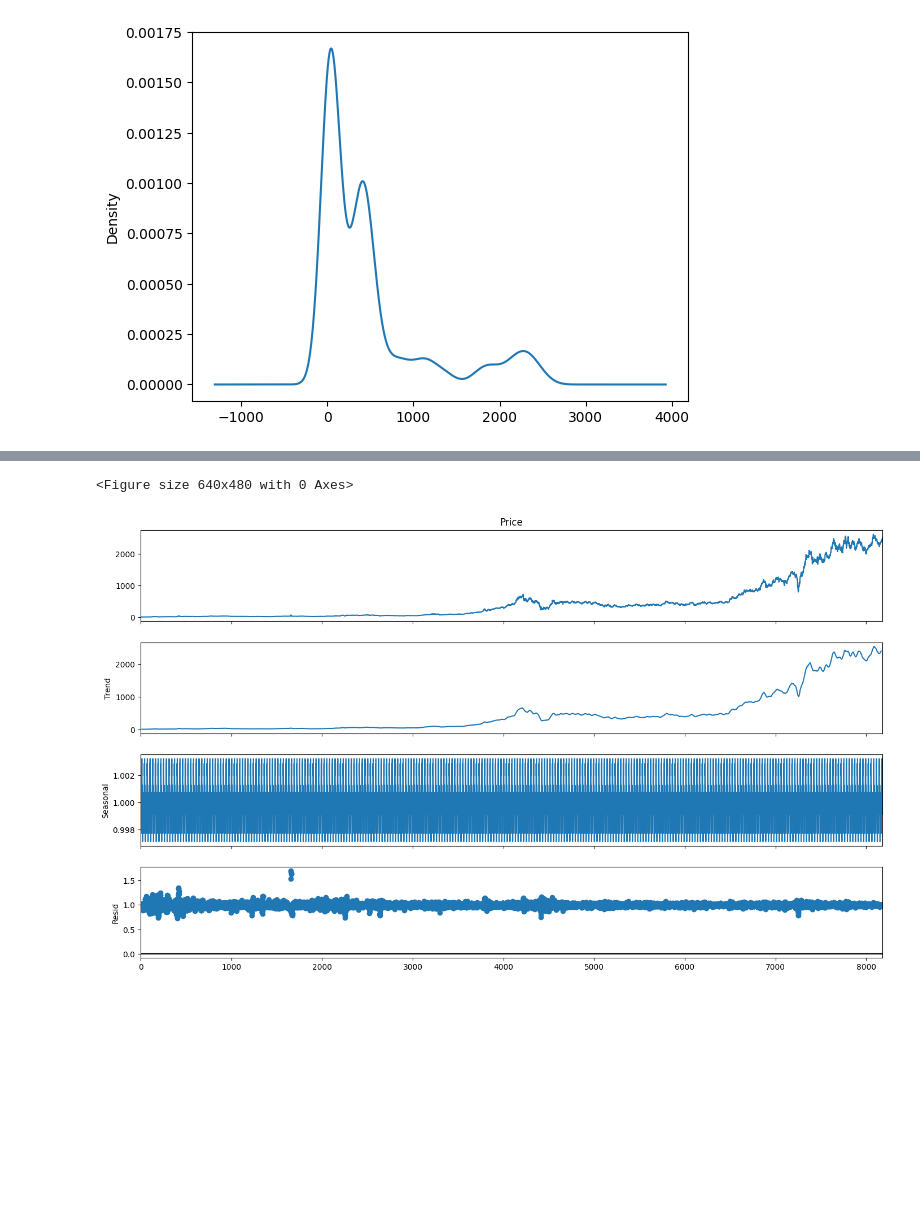
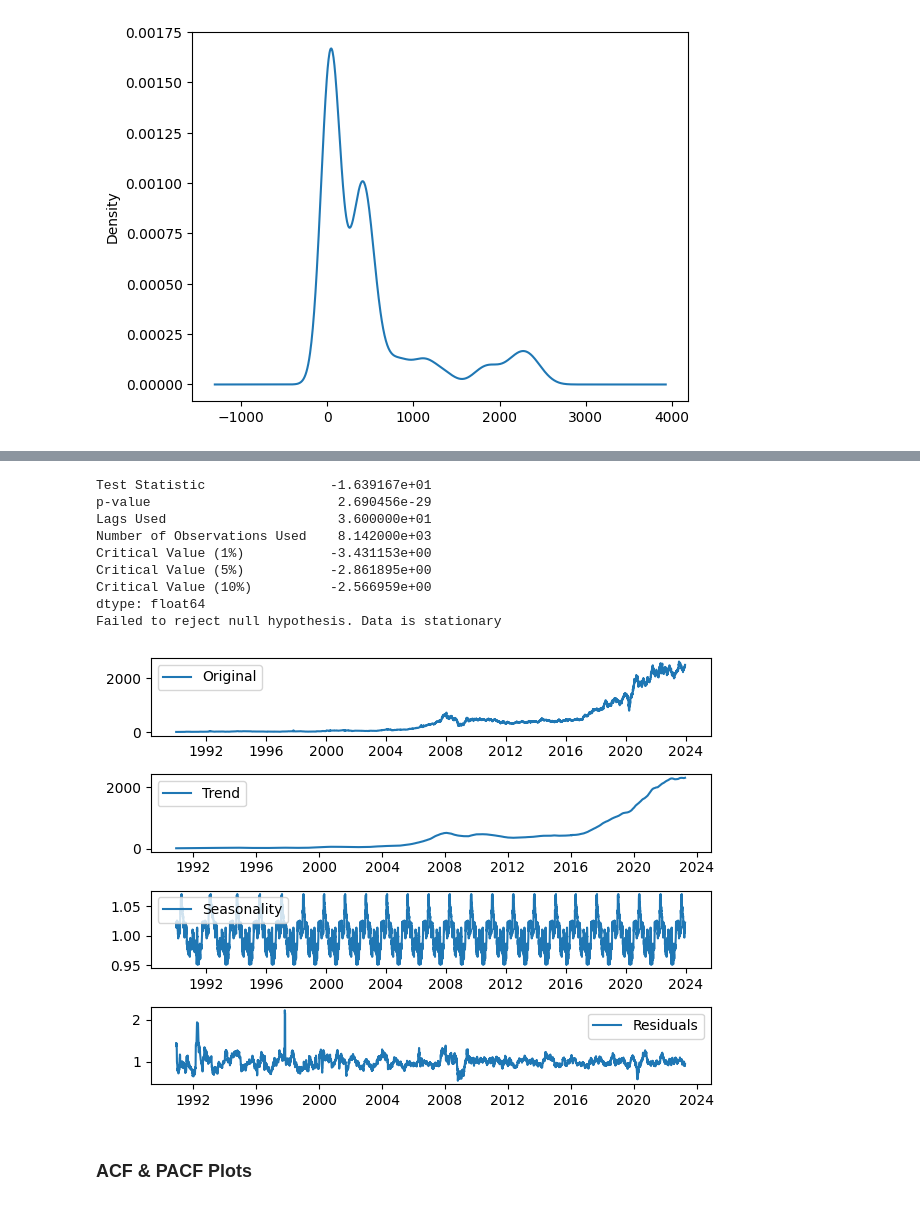
Before and after one commit to B1-080441/Stock-Price-Analysis-And-Prediction-Using-ML, a Jupyter notebook: ML Analysis/time-series_demo.ipynb, the cells around one changed output, grey strips where cells are left out. Saved outputs shown, nothing was run; the diff lists cells and outputs as text; code cells hidden in the pictures; blank space fills up the shorter version.

```diff
--- a/ML Analysis/time-series_demo.ipynb
+++ b/ML Analysis/time-series_demo.ipynb
@@ -40,2 +76,4 @@ stock_data = stock_data.rename(columns={' Open': 'Open', ' High': 'High', ' Low'
 # %%
-stock_data.set_index(pd.to_datetime(stock_data['Date']))
+# Assuming stock_data is your DataFrame
+stock_data.set_index(pd.to_datetime(stock_data['Date']), inplace=True)  # Set 'Date' as index
+stock_data.drop(columns=['Date'], inplace=True)  # Drop the 'Date' column
@@ -61,2 +84,5 @@ Index(['Date', ' Price', ' Open', ' High', ' Low', ' Volume', ' Change%'], dtype
 # %%
 stock_data = stock_data.rename(columns={' Price':'Price',' Open': 'Open', ' High': 'High', ' Low': 'Low', ' Volume':'Volume',' Change%':'Change%'})
+# %%
+stock_data = stock_data.drop(['Open','High','Low','Volume','Change%'], axis=1)
+stock_data
@@ -114,8 +289,36 @@ dtype: float64
+# %%
+TestStationaryAdfuller(stock_data_first_difference.dropna(inplace=False))
+# %% [output]
+Test Statistic                -1.639167e+01
+p-value                        2.690456e-29
+Lags Used                      3.600000e+01
+Number of Observations Used    8.142000e+03
+Critical Value (1%)           -3.431153e+00
+Critical Value (5%)           -2.861895e+00
+Critical Value (10%)          -2.566959e+00
+dtype: float64
+Failed to reject null hypothesis. Data is stationary
 # %%
-result = seasonal_decompose(df_close, model='multiplicative', period = 30)
-fig = plt.figure()
-fig = result.plot()
-fig.set_size_inches(16, 9)
+decomposition = seasonal_decompose(stock_data,period=350,model="multiplicable")
+
+trend = decomposition.trend
+seasonal = decomposition.seasonal
+residual = decomposition.resid
+
+plt.subplot(411)
+plt.plot(stock_data, label='Original')
+plt.legend(loc='best')
+plt.subplot(412)
+plt.plot(trend, label='Trend')
+plt.legend(loc='best')
+plt.subplot(413)
+plt.plot(seasonal,label='Seasonality')
+plt.legend(loc='best')
+plt.subplot(414)
+plt.plot(residual, label='Residuals')
+plt.legend(loc='best')
+plt.tight_layout()
 # %% [output]
-<Figure size 640x480 with 0 Axes>
-[figure, old version]
+[figure, new version]
+# %% [markdown]
+### ACF & PACF Plots
```
Also changed, not shown: parts of 41 cells of this notebook, 1 other file.
